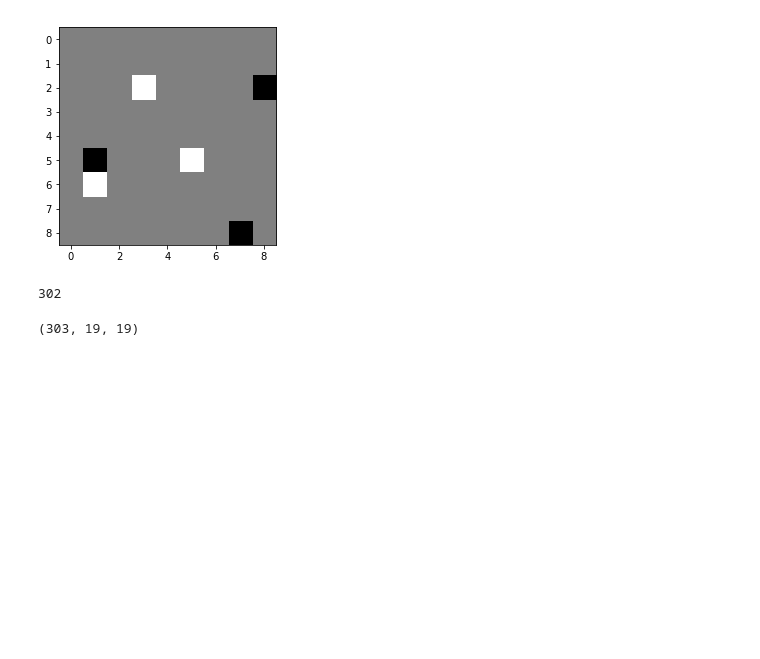
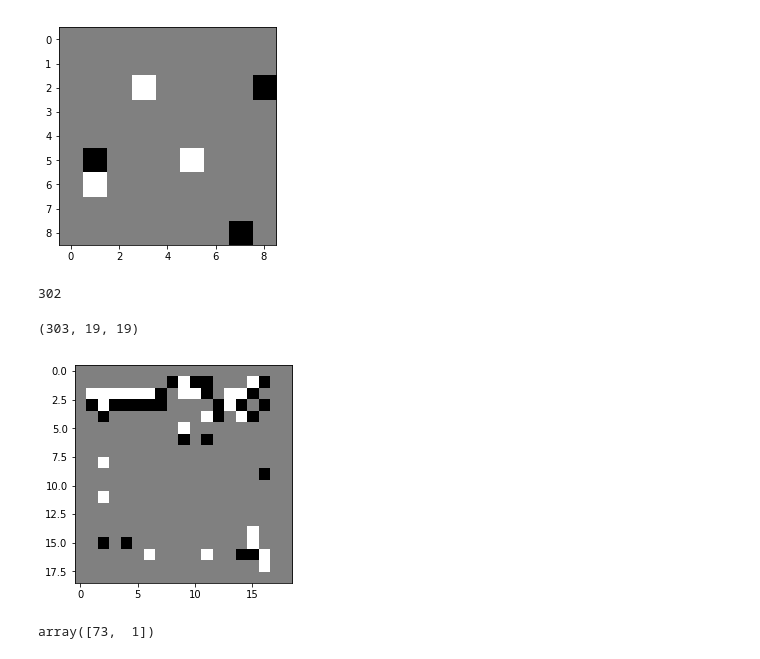
Before and after one commit to salvor7/GoFamiliar, a Jupyter notebook: notebooks/Make Grayscale.ipynb, the cells around one changed output. Drawn from its saved outputs; the diff is of its cells as text; code cells hidden in the pictures; blank space fills up the shorter version.

```diff
--- a/notebooks/Make Grayscale.ipynb
+++ b/notebooks/Make Grayscale.ipynb
@@ -75,6 +74,6 @@ plt.imshow(positions.convert_observation(go)[0,:,:], cmap='gray')
 [figure]
 # %%
-libr = sgf.library.Library()
+libr = sgf.Library()
 # %%
 len(libr['HayashiYutaro-HashimotoUtaro4546']['moves'])
 # %% [output]
@@ -83,3 +82,13 @@ len(libr['HayashiYutaro-HashimotoUtaro4546']['moves'])
 libr['HayashiYutaro-HashimotoUtaro4546']['gray'].shape
 # %% [output]
 (303, 19, 19)
+# %%
+game = libr['HayashiYutaro-HashimotoUtaro4546']
+# %%
+plt.imshow(game['gray'][51,:,:], cmap='gray');
+# %% [output]
+[figure, added]
+# %%
+game['moves'][0]
+# %% [output]
+array([73,  1])
```
Also changed, not shown: parts of 16 cells of this notebook, 2 other files.
